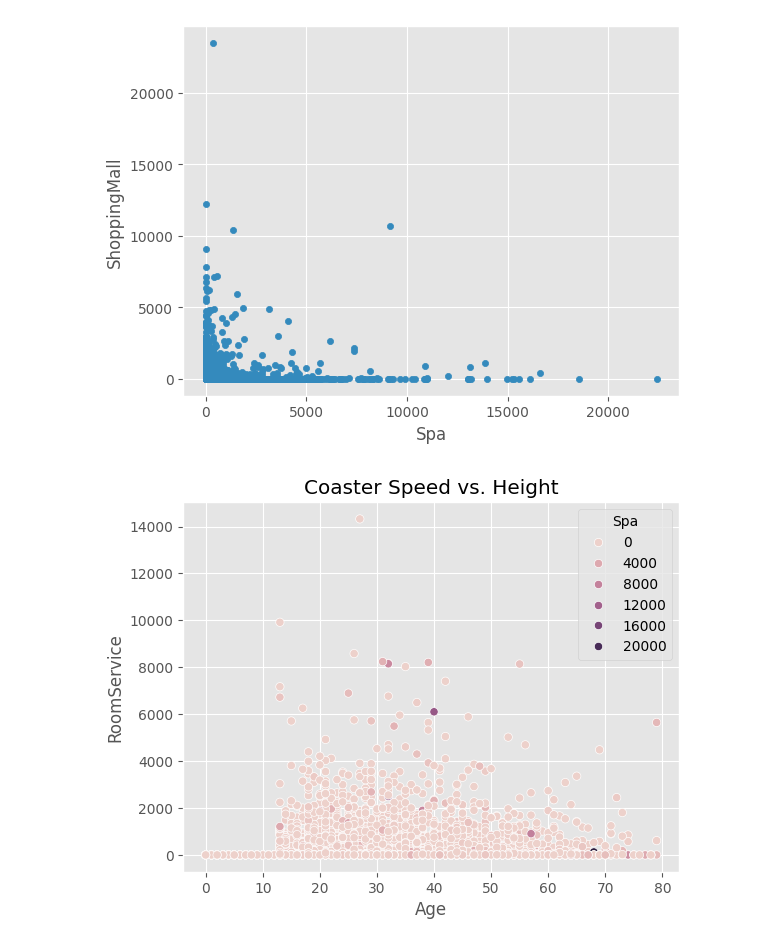
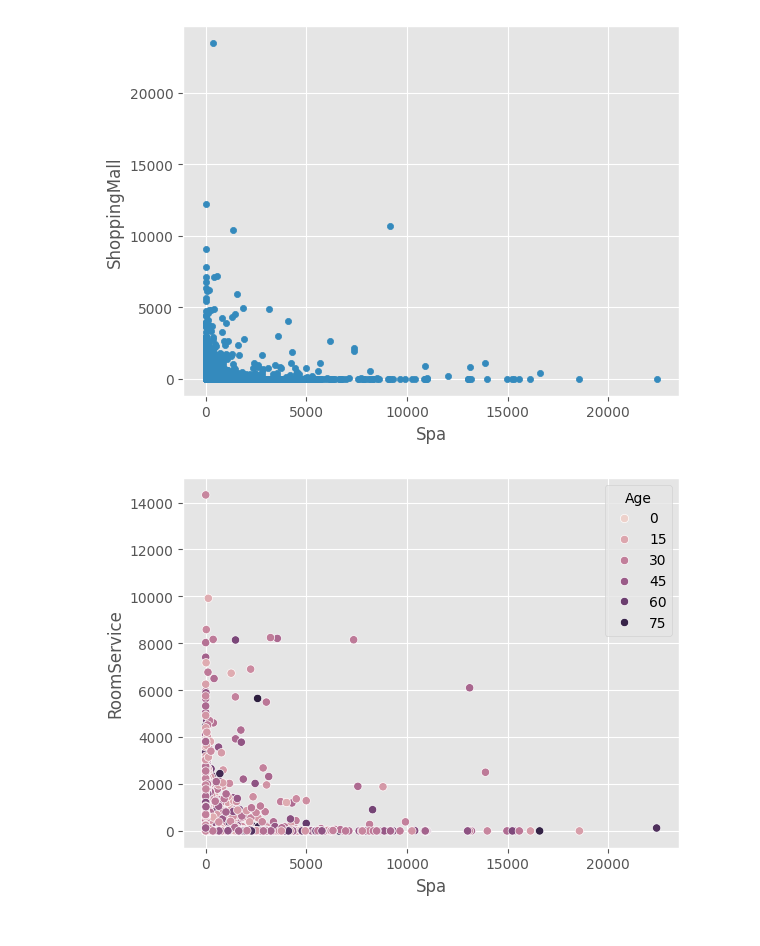
Before and after one commit to henrikmw/spaceship-titanic, a Jupyter notebook: main.ipynb, the cells around one changed output. Drawn from its saved outputs; the diff is of its cells as text; code cells hidden in the pictures.

```diff
--- a/main.ipynb
+++ b/main.ipynb
@@ -76,7 +76,14 @@ df.describe()
 - Identifying duplicated columns
 - Renaming Columns
 - Feature Creation
+# %%
+df = df.dropna()
 # %%
 # Split the column into two new columns
 df[['Group', 'ID']] = df['PassengerId'].str.split('_', expand=True)
-df['HomePlanetId'] = df['HomePlanet'].astype(object).replace({'Earth': 1, 'Mars': 2, 'Europa': 3})
+
+df['HomePlanetID'] = df['HomePlanet'].astype(object).replace({'Earth': 1, 'Mars': 2, 'Europa': 3})
+
+df['CabinID'] = pd.factorize(df['Cabin'])[0]  # factorize returns (array of IDs, unique values)
+
+df['DestinationID'] = pd.factorize(df['Destination'])[0]  # factorize returns (array of IDs, unique values)
@@ -215,14 +193,13 @@ plt.show()
 # %% [output]
 [figure]
 # %%
-ax = sns.scatterplot(x='Age',
+ax = sns.scatterplot(x='Spa',
                 y='RoomService',
-                hue='Spa',
+                hue='Age',
                 data=df)
-ax.set_title('Coaster Speed vs. Height')
 plt.show()
 # %% [output]
-[figure, old version]
+[figure, new version]
 # %%
 sns.pairplot(df,
              vars=['Spa',
```
Also changed, not shown: parts of 20 cells of this notebook, 1 other file.
